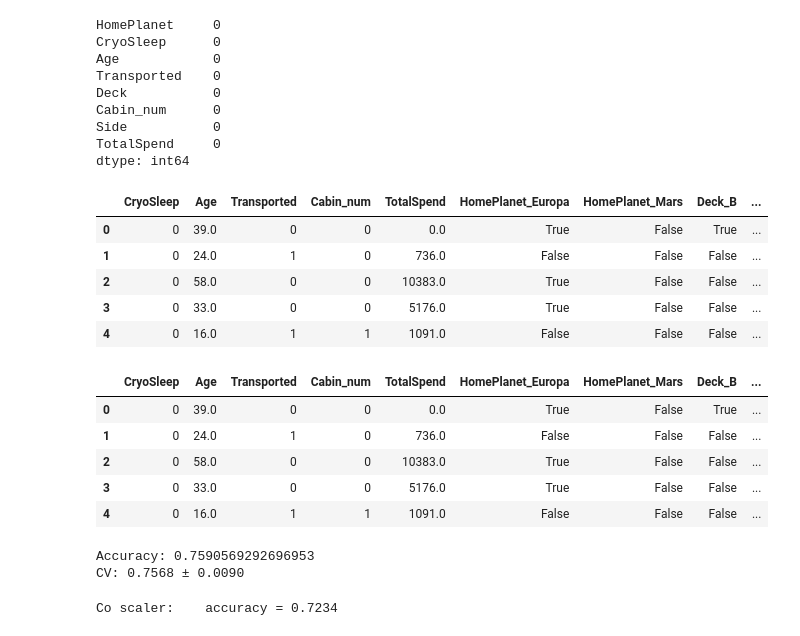
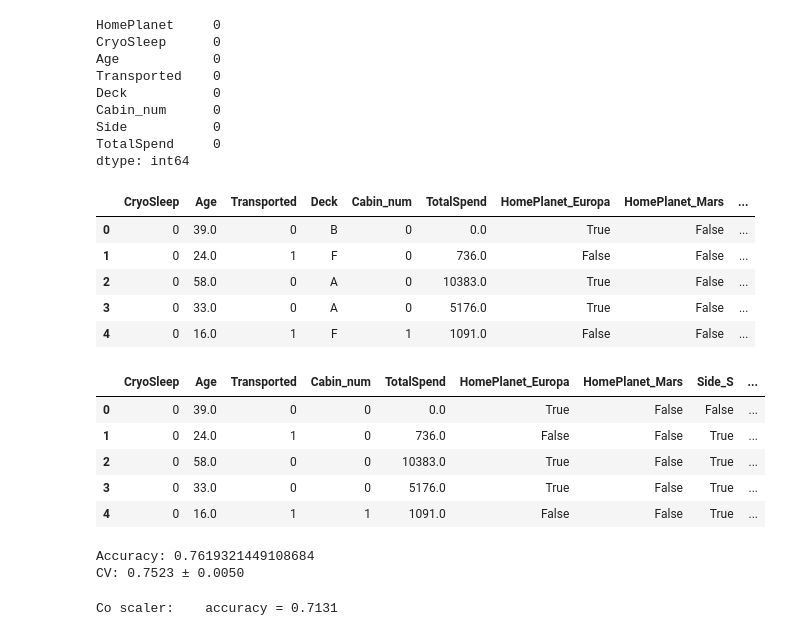
Before and after one commit to folkstay/Spaceship, a Jupyter notebook: SpaceShip.ipynb, the cells around one changed output. Cells and saved outputs as stored; diff of their text form; code cells hidden in the pictures.

Commit message:
Deck encoded

```diff
--- a/SpaceShip.ipynb
+++ b/SpaceShip.ipynb
@@ -250,34 +250,34 @@ Side           0
 TotalSpend     0
 dtype: int64
 # %%
-train_df = pd.get_dummies(train_df, columns=["HomePlanet", "Deck", "Side"], drop_first=True)
+train_df = pd.get_dummies(train_df, columns=["HomePlanet", "Side"], drop_first=True)
 train_df["CryoSleep"] = train_df["CryoSleep"].astype(int)
 # %%
 train_df.head()
 # %% [output]
-|  | CryoSleep | Age | Transported | Cabin_num | TotalSpend | HomePlanet_Europa | HomePlanet_Mars | Deck_B | ... |
-| 0 | 0 | 39.0 | 0 | 0 | 0.0 | True | False | True | ... |
-| 1 | 0 | 24.0 | 1 | 0 | 736.0 | False | False | False | ... |
-| 2 | 0 | 58.0 | 0 | 0 | 10383.0 | True | False | False | ... |
-| 3 | 0 | 33.0 | 0 | 0 | 5176.0 | True | False | False | ... |
-| 4 | 0 | 16.0 | 1 | 1 | 1091.0 | False | False | False | ... |
+|  | CryoSleep | Age | Transported | Deck | Cabin_num | TotalSpend | HomePlanet_Europa | HomePlanet_Mars | ... |
+| 0 | 0 | 39.0 | 0 | B | 0 | 0.0 | True | False | ... |
+| 1 | 0 | 24.0 | 1 | F | 0 | 736.0 | False | False | ... |
+| 2 | 0 | 58.0 | 0 | A | 0 | 10383.0 | True | False | ... |
+| 3 | 0 | 33.0 | 0 | A | 0 | 5176.0 | True | False | ... |
+| 4 | 0 | 16.0 | 1 | F | 1 | 1091.0 | False | False | ... |
 # %%
 X = train_df.drop(columns=["Transported"])
 y = train_df["Transported"]
 # %%
 from sklearn.preprocessing import OrdinalEncoder
 encoder = OrdinalEncoder()
-#train_df["Deck_encoded"] = encoder.fit_transform(train_df[["Deck"]])
+train_df["Deck_encoded"] = encoder.fit_transform(train_df[["Deck"]])
 # %%
-#train_df=train_df.drop(columns=["Deck"])
+train_df=train_df.drop(columns=["Deck"])
 train_df.head()
 # %% [output]
-|  | CryoSleep | Age | Transported | Cabin_num | TotalSpend | HomePlanet_Europa | HomePlanet_Mars | Deck_B | ... |
-| 0 | 0 | 39.0 | 0 | 0 | 0.0 | True | False | True | ... |
-| 1 | 0 | 24.0 | 1 | 0 | 736.0 | False | False | False | ... |
-| 2 | 0 | 58.0 | 0 | 0 | 10383.0 | True | False | False | ... |
-| 3 | 0 | 33.0 | 0 | 0 | 5176.0 | True | False | False | ... |
-| 4 | 0 | 16.0 | 1 | 1 | 1091.0 | False | False | False | ... |
+|  | CryoSleep | Age | Transported | Cabin_num | TotalSpend | HomePlanet_Europa | HomePlanet_Mars | Side_S | ... |
+| 0 | 0 | 39.0 | 0 | 0 | 0.0 | True | False | False | ... |
+| 1 | 0 | 24.0 | 1 | 0 | 736.0 | False | False | True | ... |
+| 2 | 0 | 58.0 | 0 | 0 | 10383.0 | True | False | True | ... |
+| 3 | 0 | 33.0 | 0 | 0 | 5176.0 | True | False | True | ... |
+| 4 | 0 | 16.0 | 1 | 1 | 1091.0 | False | False | True | ... |
 # %%
 from sklearn.model_selection import train_test_split, StratifiedKFold, cross_val_score
 from sklearn.ensemble import HistGradientBoostingClassifier
@@ -306,8 +306,8 @@ cv = StratifiedKFold(n_splits=5, shuffle=True, random_state=42)
 scores = cross_val_score(clf, X, y, cv=cv, scoring="accuracy", n_jobs=-1)
 print(f"CV: {scores.mean():.4f} ± {scores.std():.4f}")
 # %% [output]
-Accuracy: 0.7590569292696953
-CV: 0.7568 ± 0.0090
+Accuracy: 0.7619321449108684
+CV: 0.7523 ± 0.0050
 # %%
 from sklearn.linear_model import LogisticRegression
 from sklearn.pipeline import make_pipeline
@@ -323,4 +323,4 @@ y_pred_scaled = clf_with_scaler.predict(X_test)
 acc_scaled = accuracy_score(y_test, y_pred_scaled)
 print(f"Со scaler:    accuracy = {acc_scaled:.4f}")
 # %% [output]
-Со scaler:    accuracy = 0.7234
+Со scaler:    accuracy = 0.7131
```
